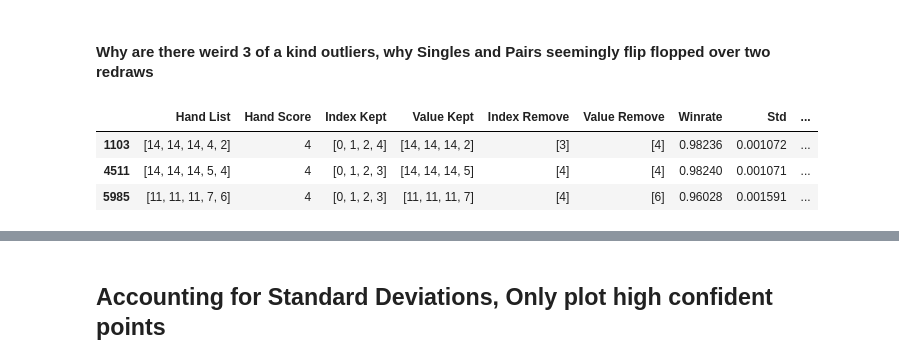
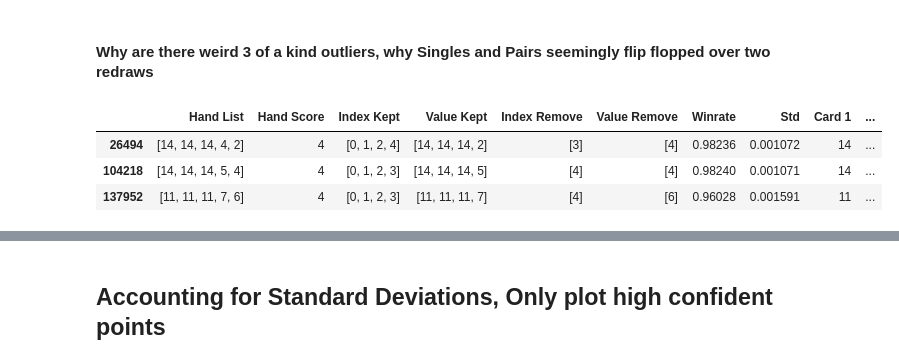
Before and after one commit to Guenthnerclan/5-Card-Draw-Poker-Optimal-Play, a Jupyter notebook: Winrate Analysis.ipynb, the cells around one changed output, grey strips where cells are left out. Saved outputs shown, nothing was run; the diff lists cells and outputs as text; code cells hidden in the pictures.

```diff
--- a/Winrate Analysis.ipynb
+++ b/Winrate Analysis.ipynb
@@ -41,5 +46,11 @@ card_label_dict = {1:["High Card","2nd Highest","3rd Highest","4th Highest","Low
 # %%
-df = pd.read_csv("Hand Winrates.csv")
+#Read baseline winrates dataset
+__location__ = os.path.realpath(os.path.join(os.getcwd(), os.path.dirname("Hand Winrates.csv"))) #Grab relative location of this file
+#__location__ = os.path.join(__location__,"1 AI Value Based") #For some reason the current subfolder is unknown to the getcwd so adding manually
+
+df = pd.read_csv(os.path.join(__location__,"Hand Winrates.csv"))
+
+#Add in columns for the value per card in hand, easier than using the Hand List column
 hand_card_values = [[],[],[],[],[]]
 for i in range(len(df)):
     aa = ast.literal_eval(df["Hand List"].iloc[i])
@@ -49,6 +60,20 @@ for i in range(5):
     s = "Card "+str(i+1)
     df[s] = hand_card_values[i]
 hands = pd.unique(df["Hand List"])
+
+#Add in ranking value by mean winrate per hand
+#Conveniently the data is already sorted by handlist and mean winrate
+##Search doown until curr winrate > previous, then reset count
+rankings = []
+rank = 1
+for row in range(len(df)):
+    if row > 0 and df["Winrate"].iloc[row] > df["Winrate"].iloc[row-1]:#If this winrate > previous one, we know we've jumped to the next hand
+        rank = 1 #Reset rank for next check
+    #Add the rank and increment
+    rankings.append(rank)
+    rank+=1
+#Add to the dataframe
+df["Ranking"] = rankings
 # %%
 uniques = pd.unique(df["Hand List"]) #Get the unique hand entries
 redraw_index = []
@@ -137,11 +179,11 @@ fig.tight_layout();
 #### Why are there weird 3 of a kind outliers, why Singles and Pairs seemingly flip flopped over two redraws
 # %%
 #These appear to be outliers when considering the 2nd and 3rd winrate redraw choices
-three_kind_df = df_max[df_max["Hand Score"] == 4]
+three_kind_df = df[(df["Ranking"] == 1) & (df["Hand Score"] == 4)]
 three_kind_df[three_kind_df["Redraw Index"] != 15]
 # %% [output]
-|  | Hand List | Hand Score | Index Kept | Value Kept | Index Remove | Value Remove | Winrate | Std | ... |
-| 1103 | [14, 14, 14, 4, 2] | 4 | [0, 1, 2, 4] | [14, 14, 14, 2] | [3] | [4] | 0.98236 | 0.001072 | ... |
-| 4511 | [14, 14, 14, 5, 4] | 4 | [0, 1, 2, 3] | [14, 14, 14, 5] | [4] | [4] | 0.98240 | 0.001071 | ... |
-| 5985 | [11, 11, 11, 7, 6] | 4 | [0, 1, 2, 3] | [11, 11, 11, 7] | [4] | [6] | 0.96028 | 0.001591 | ... |
+|  | Hand List | Hand Score | Index Kept | Value Kept | Index Remove | Value Remove | Winrate | Std | Card 1 | ... |
+| 26494 | [14, 14, 14, 4, 2] | 4 | [0, 1, 2, 4] | [14, 14, 14, 2] | [3] | [4] | 0.98236 | 0.001072 | 14 | ... |
+| 104218 | [14, 14, 14, 5, 4] | 4 | [0, 1, 2, 3] | [14, 14, 14, 5] | [4] | [4] | 0.98240 | 0.001071 | 14 | ... |
+| 137952 | [11, 11, 11, 7, 6] | 4 | [0, 1, 2, 3] | [11, 11, 11, 7] | [4] | [6] | 0.96028 | 0.001591 | 11 | ... |
 # %% [markdown]
```
Also changed, not shown: parts of 47 cells of this notebook, 6 other files.
